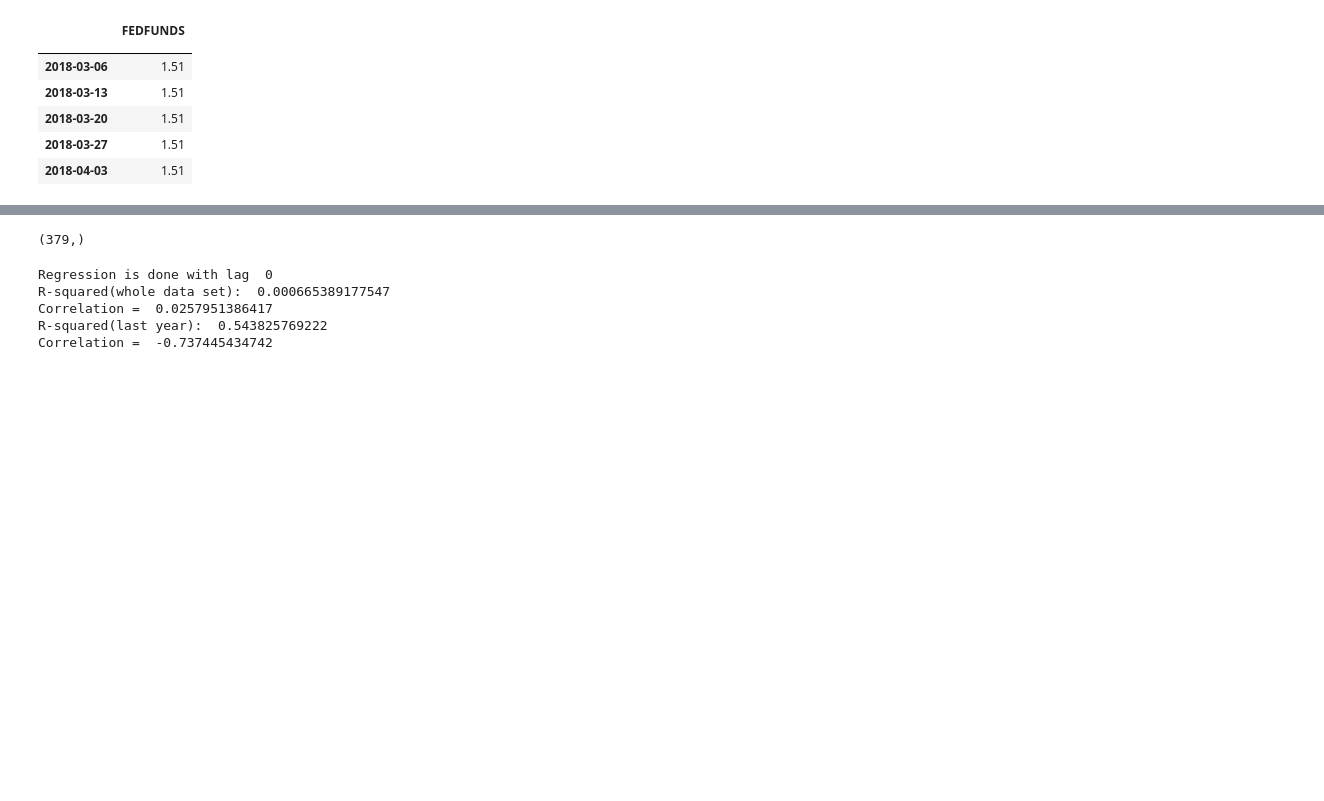
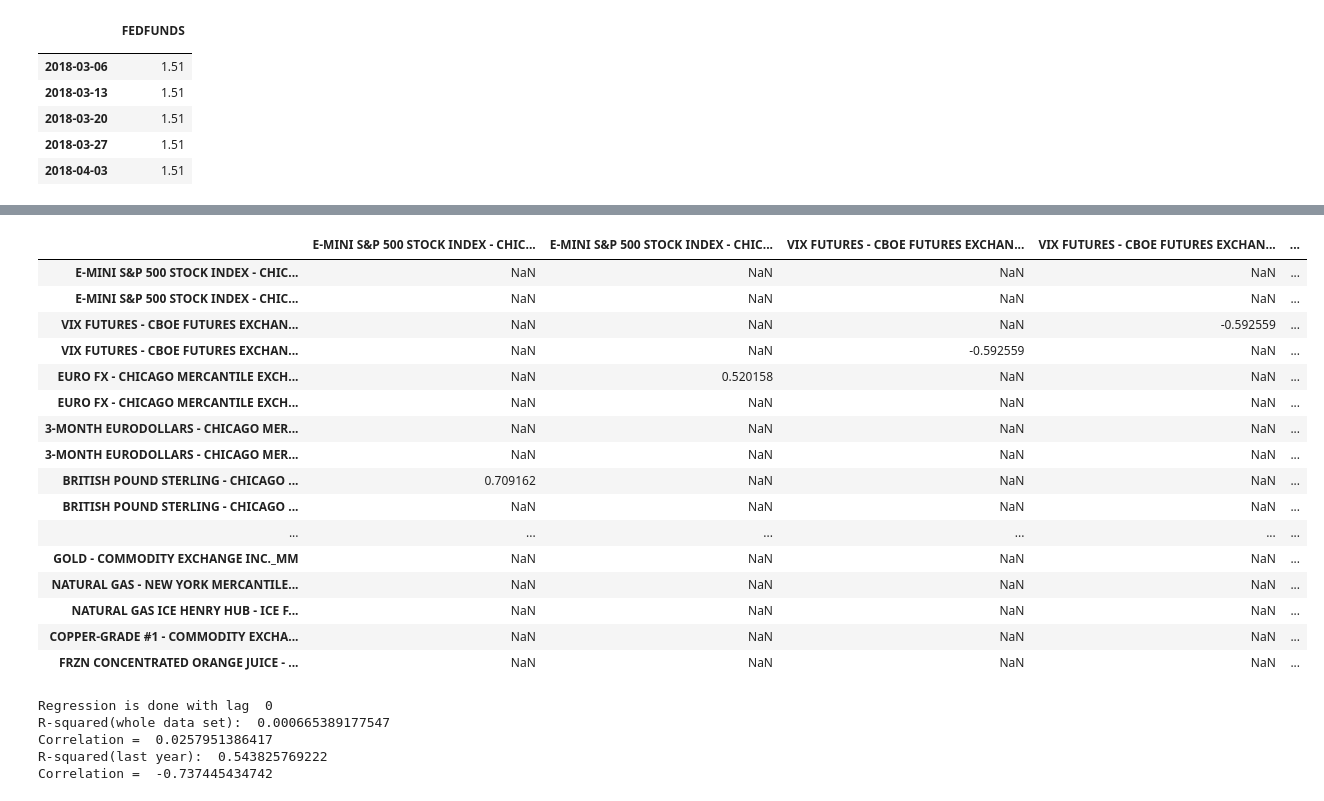
Before and after one commit to leonardich/Stats_project, a Jupyter notebook: Regression.ipynb, the cells around one changed output, grey strips where cells are left out. Saved outputs shown, nothing was run; the diff lists cells and outputs as text; code cells hidden in the pictures; blank space fills up the shorter version.

```diff
--- a/Regression.ipynb
+++ b/Regression.ipynb
@@ -7,6 +7,7 @@ import seaborn as sbs
 import datetime
 import pymc as pm
 from datetime import timedelta
+pd.options.display.max_columns = 50
 # %% [markdown]
 ## Get first generic futures prices
 # %%
@@ -301,0 +304,3 @@ two_years_us_yield = set_cftc_index(df["two_years_us_yield"], "avg")
+# %%
+df_change_net_positions = load_obj("df_change_net_positions")
+df_net_positions = load_obj("df_net_positions")
@@ -302,3 +344,23 @@ two_years_us_yield = set_cftc_index(df["two_years_us_yield"], "avg")
+# %%
+df_net_positions.corr()[(abs(df_net_positions.corr()) >= .5)].replace(1, np.nan).dropna(0, how='all')
+# %% [output]
+|  | E-MINI S&P 500 STOCK INDEX - CHIC... | E-MINI S&P 500 STOCK INDEX - CHIC... | VIX FUTURES - CBOE FUTURES EXCHAN... | VIX FUTURES - CBOE FUTURES EXCHAN... | ... |
+| E-MINI S&P 500 STOCK INDEX - CHIC... | NaN | NaN | NaN | NaN | ... |
+| E-MINI S&P 500 STOCK INDEX - CHIC... | NaN | NaN | NaN | NaN | ... |
+| VIX FUTURES - CBOE FUTURES EXCHAN... | NaN | NaN | NaN | -0.592559 | ... |
+| VIX FUTURES - CBOE FUTURES EXCHAN... | NaN | NaN | -0.592559 | NaN | ... |
+| EURO FX - CHICAGO MERCANTILE EXCH... | NaN | 0.520158 | NaN | NaN | ... |
+| EURO FX - CHICAGO MERCANTILE EXCH... | NaN | NaN | NaN | NaN | ... |
+| 3-MONTH EURODOLLARS - CHICAGO MER... | NaN | NaN | NaN | NaN | ... |
+| 3-MONTH EURODOLLARS - CHICAGO MER... | NaN | NaN | NaN | NaN | ... |
+| BRITISH POUND STERLING - CHICAGO ... | 0.709162 | NaN | NaN | NaN | ... |
+| BRITISH POUND STERLING - CHICAGO ... | NaN | NaN | NaN | NaN | ... |
+| ... | ... | ... | ... | ... | ... |
+| GOLD - COMMODITY EXCHANGE INC._MM | NaN | NaN | NaN | NaN | ... |
+| NATURAL GAS - NEW YORK MERCANTILE... | NaN | NaN | NaN | NaN | ... |
+| NATURAL GAS ICE HENRY HUB - ICE F... | NaN | NaN | NaN | NaN | ... |
+| COPPER-GRADE #1 - COMMODITY EXCHA... | NaN | NaN | NaN | NaN | ... |
+| FRZN CONCENTRATED ORANGE JUICE - ... | NaN | NaN | NaN | NaN | ... |
 # %%
 def plot_scatter(x, y, lag):
     print("Regression is done with lag ", lag)
@@ -342,7 +403,2 @@ def plot_scatter(x, y, lag):
     plt.colorbar(ticks=mpl.dates.YearLocator(1, month=6), format=mpl.dates.DateFormatter('%d %b %y'))
-# %%
-dictionary_financials["CANADIAN DOLLAR - CHICAGO MERCANTILE EXCHANGE"]\
-             ["Net_Positioning_Lev_Money"].shape
-# %% [output]
-(379,)
 # %%
```
Also changed, not shown: parts of 16 cells of this notebook.
